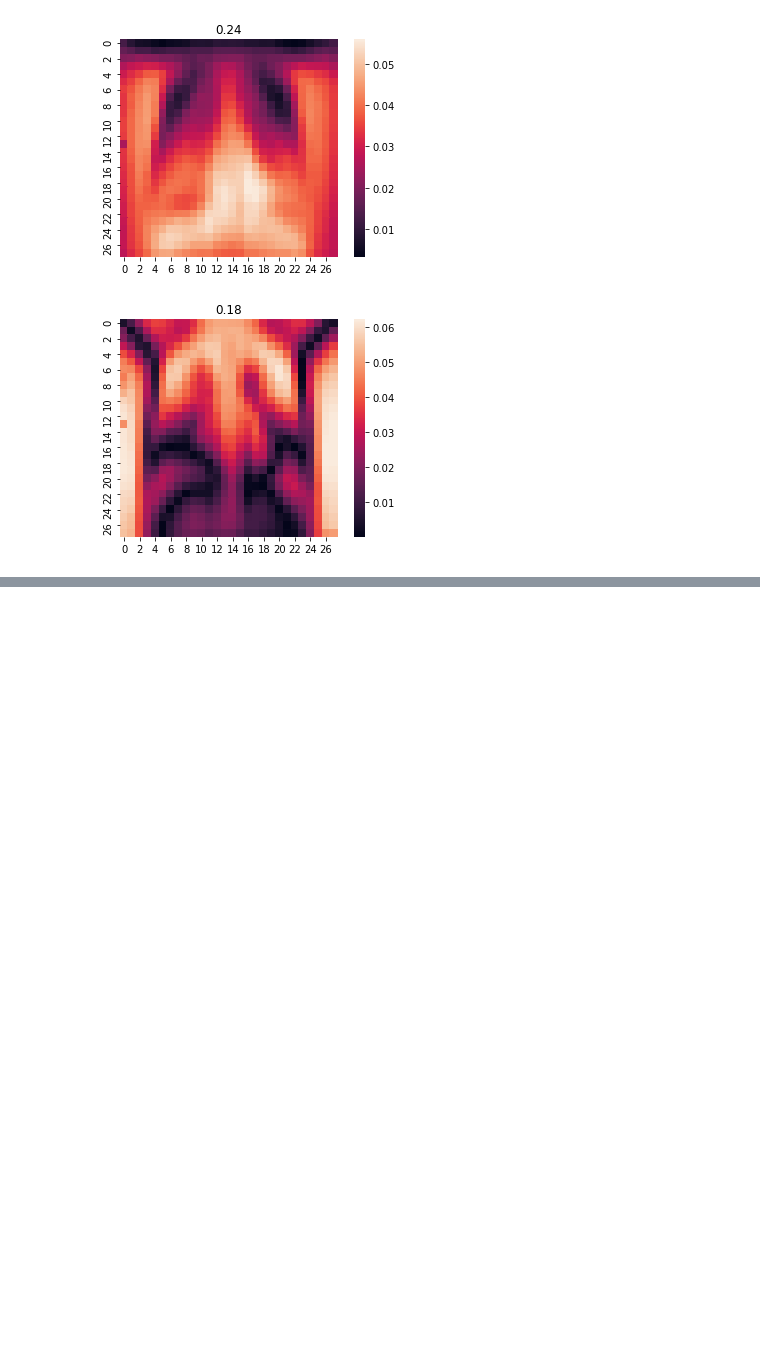
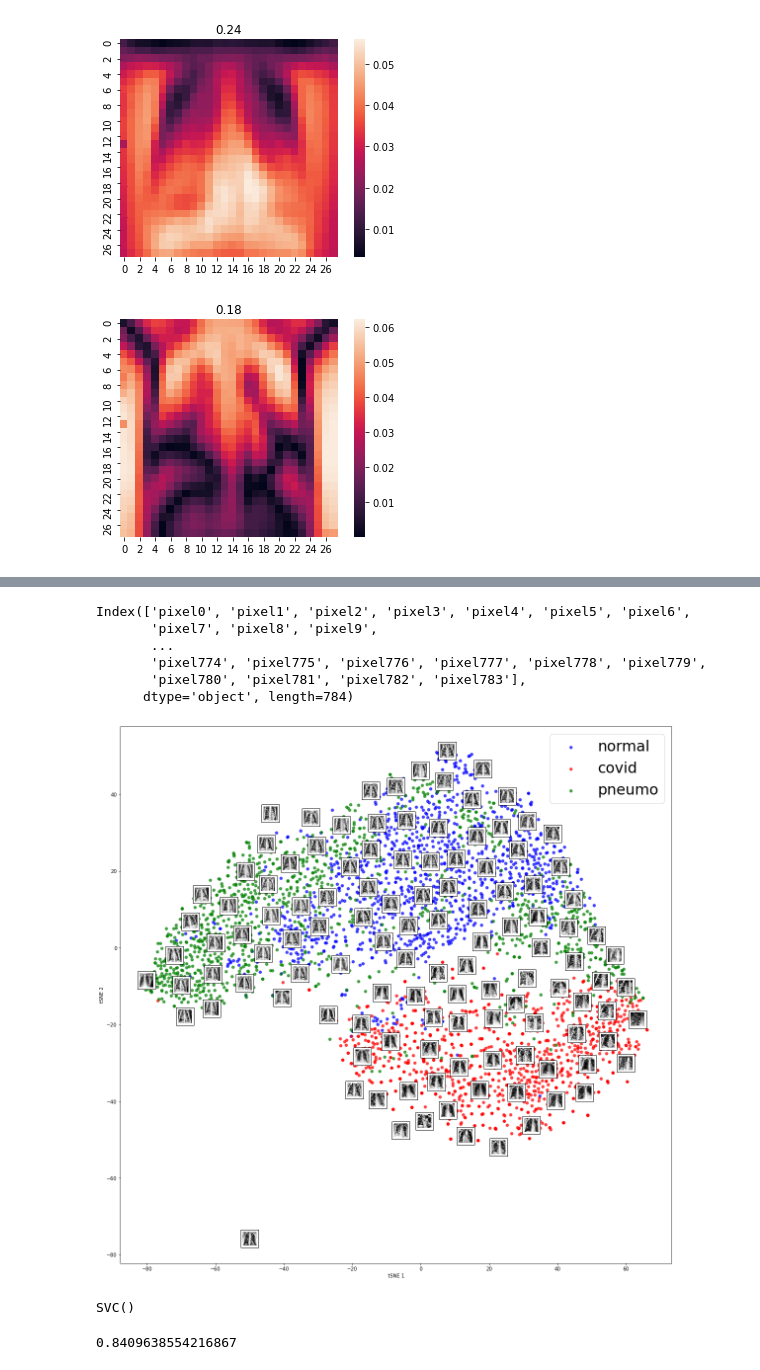
Before and after one commit to 3apt/covid-project, a Jupyter notebook: 2_Dataset_Visualization.ipynb, the cells around one changed output, grey strips where cells are left out. Drawn from its saved outputs; the diff is of its cells as text; code cells hidden in the pictures; blank space fills up the shorter version.

```diff
--- a/2_Dataset_Visualization.ipynb
+++ b/2_Dataset_Visualization.ipynb
@@ -333,0 +354,10 @@ plt.title(round(pca.explained_variance_ratio_[1], 2));
+# %%
+columns = ['pixel'+str(ii) for ii in range(28*28)]
+pixels = pd.DataFrame(columns = columns)
+
+for i, path in df[df['keep']==1].path.items():
+    im = cv2.imread(path, 0)
+    im_resized = cv2.resize(im, (28, 28))
+    pixels.loc[path] = im_resized.reshape((28*28))
+
+pixels.head(20)
@@ -333,0 +383,5 @@ plt.title(round(pca.explained_variance_ratio_[1], 2));
+# %%
+df2 = df[df['keep'] == 1]
+labels = df2[['path', 'Class']].set_index('path')['Class'].replace({'covid' : 1, 'normal' : 0, 'pneumo' : 2})
+pixels['label'] = labels
+pixels.head()
@@ -333,0 +396,42 @@ plt.title(round(pca.explained_variance_ratio_[1], 2));
+# %%
+target = pixels['label']
+data = pixels.drop('label',1)
+data.columns
+# %% [output]
+Index(['pixel0', 'pixel1', 'pixel2', 'pixel3', 'pixel4', 'pixel5', 'pixel6',
+       'pixel7', 'pixel8', 'pixel9',
+       ...
+       'pixel774', 'pixel775', 'pixel776', 'pixel777', 'pixel778', 'pixel779',
+       'pixel780', 'pixel781', 'pixel782', 'pixel783'],
+      dtype='object', length=784)
+# %%
+from sklearn.manifold import TSNE
+
+tsne = TSNE(n_components=2, method = 'barnes_hut')
+dataTSNE = tsne.fit_transform(data)
+# %%
+ldict = {1 : 'covid', 0 : 'normal', 2 : 'pneumo'}
+cdict = {1: 'red', 0: 'blue', 2: 'green'}
+fig, ax = plt.subplots(figsize=(20,20))
+for g in np.unique(target):
+    ix = np.where(target == g)
+    ax.scatter(dataTSNE[ix, 0], dataTSNE[ix, 1], c = cdict[g], label = ldict[g],
+           alpha = .7, s = 30)
+
+plot_components(dataTSNE, tsne, images=data.values.reshape((-1, 28, 28)).astype(int),
+                ax=ax, thumb_frac=0.05, cmap='gray', prefit=True, scatter = False)
+ax.set_ylabel('tSNE 2')
+ax.set_xlabel('tSNE 1')
+ax.legend(fontsize = 30);
+# %% [output]
+[figure, added]
+# %%
+data_scaled = scale(data)
+clf = SVC()
+clf.fit(dataTSNE, target)
+# %% [output]
+SVC()
+# %%
+clf.score(dataTSNE, target)
+# %% [output]
+0.8409638554216867
```
Also changed, not shown: parts of 9 cells of this notebook, 8 other files.
